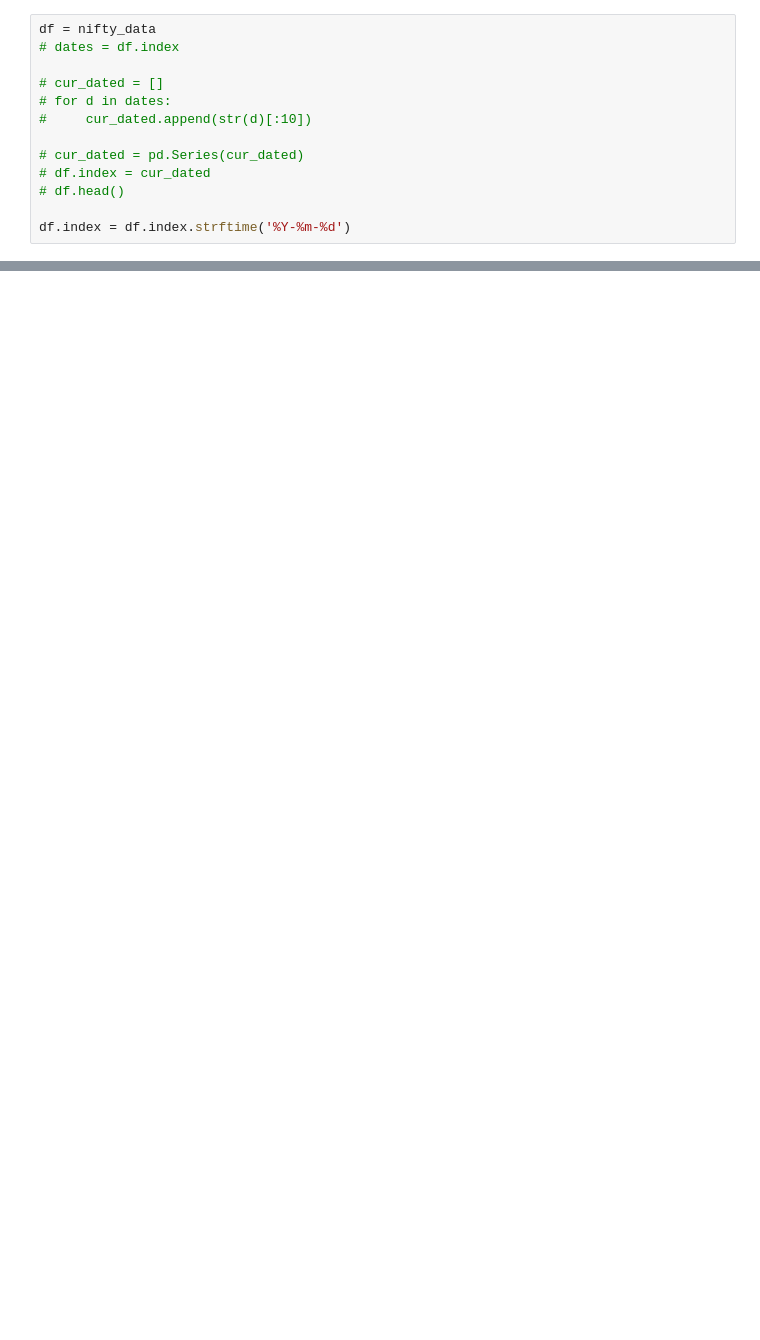
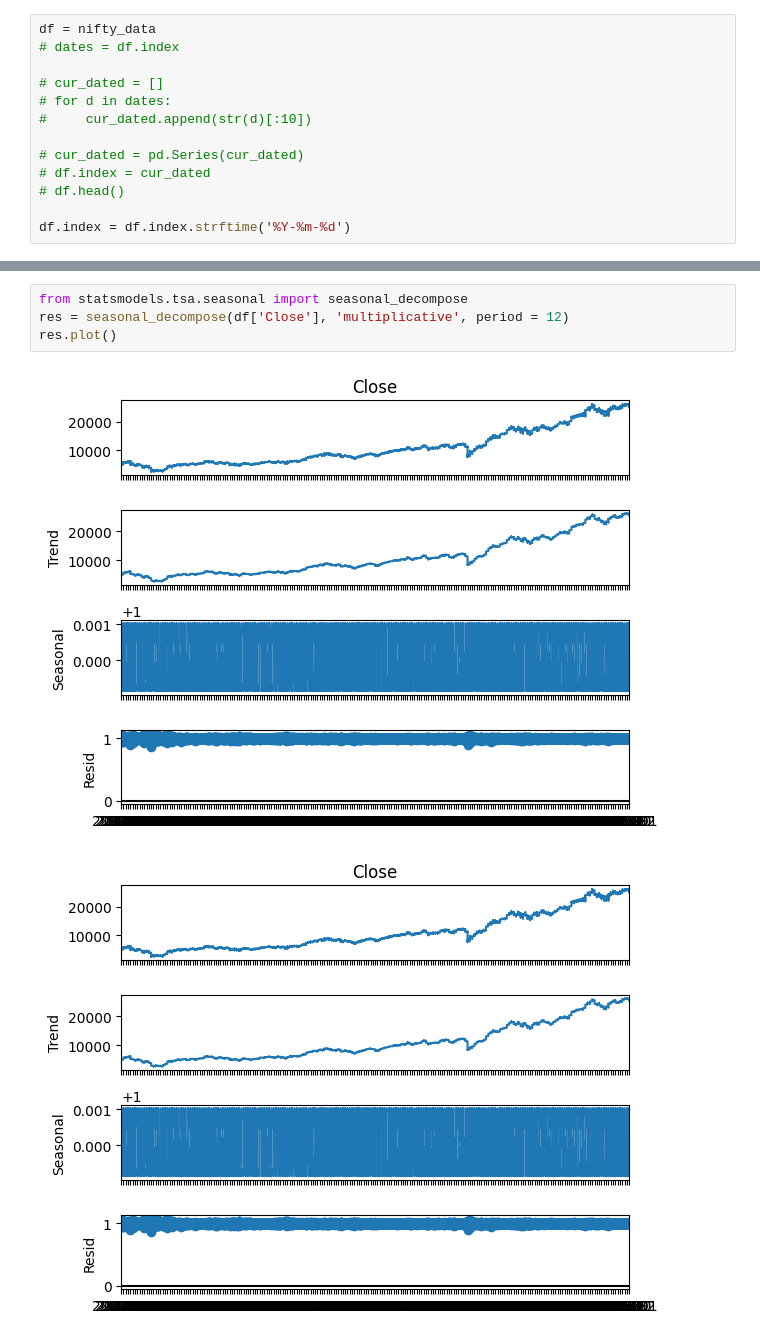
Before and after one commit to RDC28/ds-notes, a Jupyter notebook: Time Series/time_series.ipynb, the cells around one changed output, grey strips where cells are left out. Saved outputs shown, nothing was run; the diff lists cells and outputs as text; blank space fills up the shorter version.

```diff
--- a/Time Series/time_series.ipynb
+++ b/Time Series/time_series.ipynb
@@ -48,0 +67,7 @@ df.rolling
+# %%
+from statsmodels.tsa.seasonal import seasonal_decompose
+res = seasonal_decompose(df['Close'], 'multiplicative', period = 12)
+res.plot()
+# %% [output]
+[figure, added]
+[figure, added]
```
Also changed, not shown: parts of 12 cells of this notebook, 1 other file.
